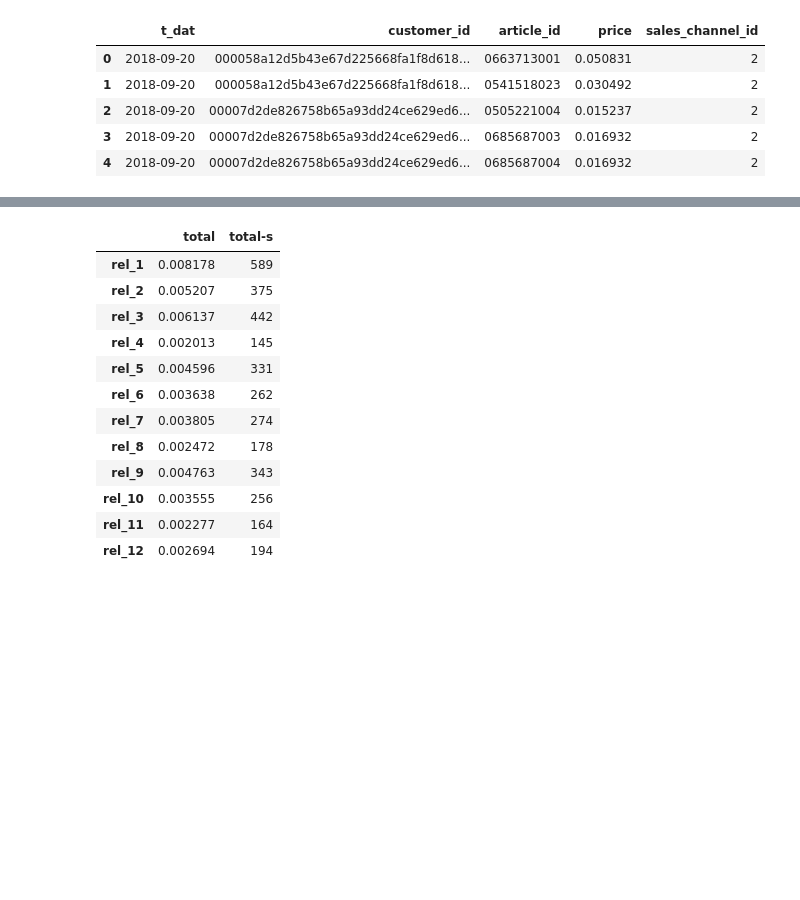
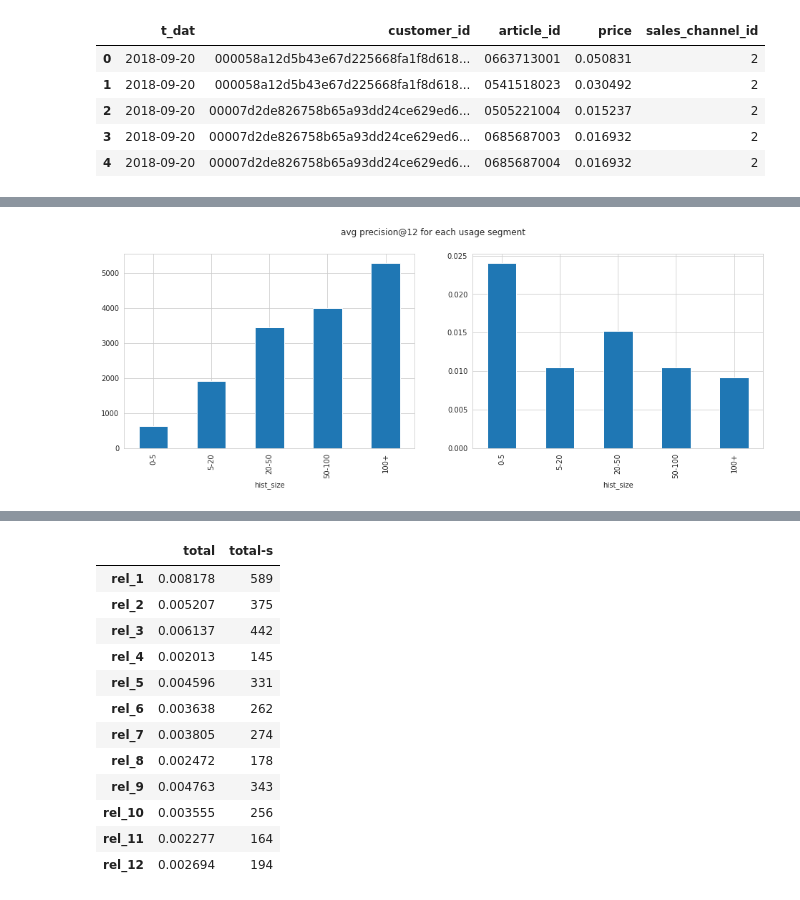
Before and after one commit to stameser/kaggle-hm, a Jupyter notebook: notebooks/implicit.ipynb, the cells around one changed output, grey strips where cells are left out. Saved outputs shown, nothing was run; the diff lists cells and outputs as text; code cells hidden in the pictures; blank space fills up the shorter version.

```diff
--- a/notebooks/implicit.ipynb
+++ b/notebooks/implicit.ipynb
@@ -145,0 +160,4 @@ top12 = (
+# %%
+precision_by_usage(comb);
+# %% [output]
+[figure, added]
```
Also changed, not shown: parts of 20 cells of this notebook, 2 other files.
